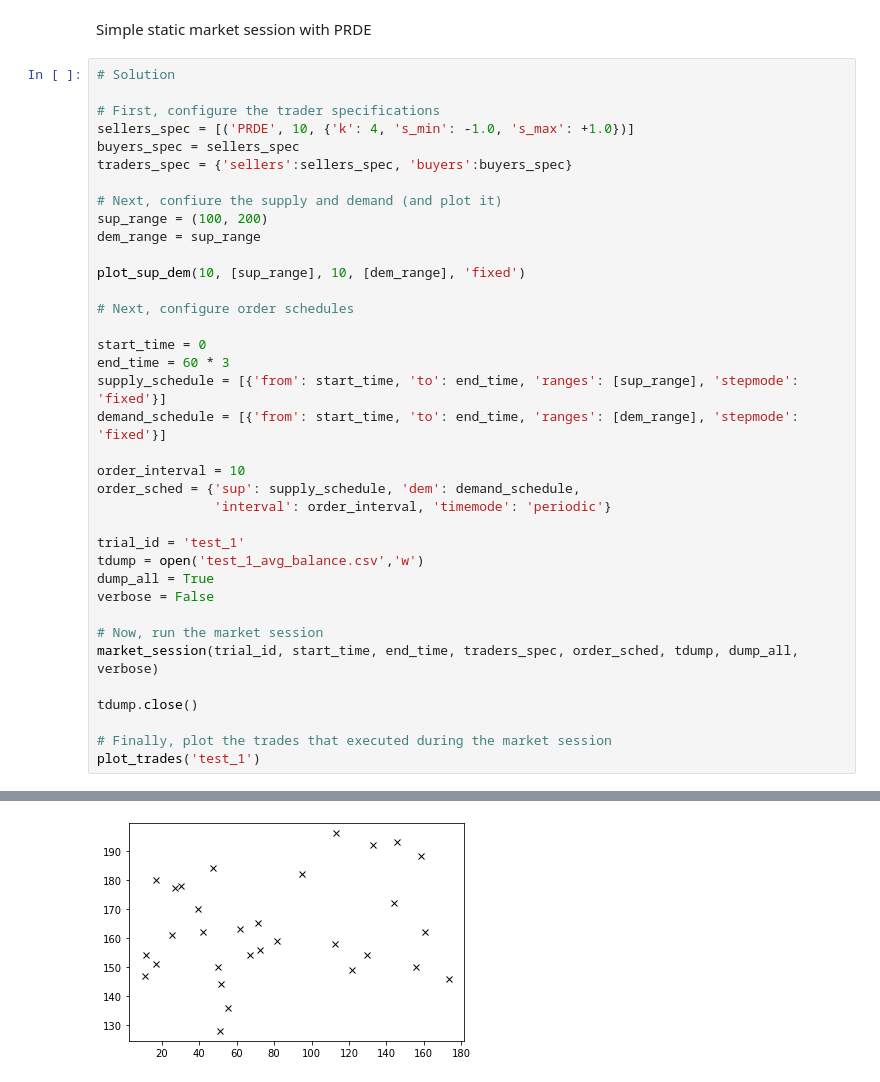
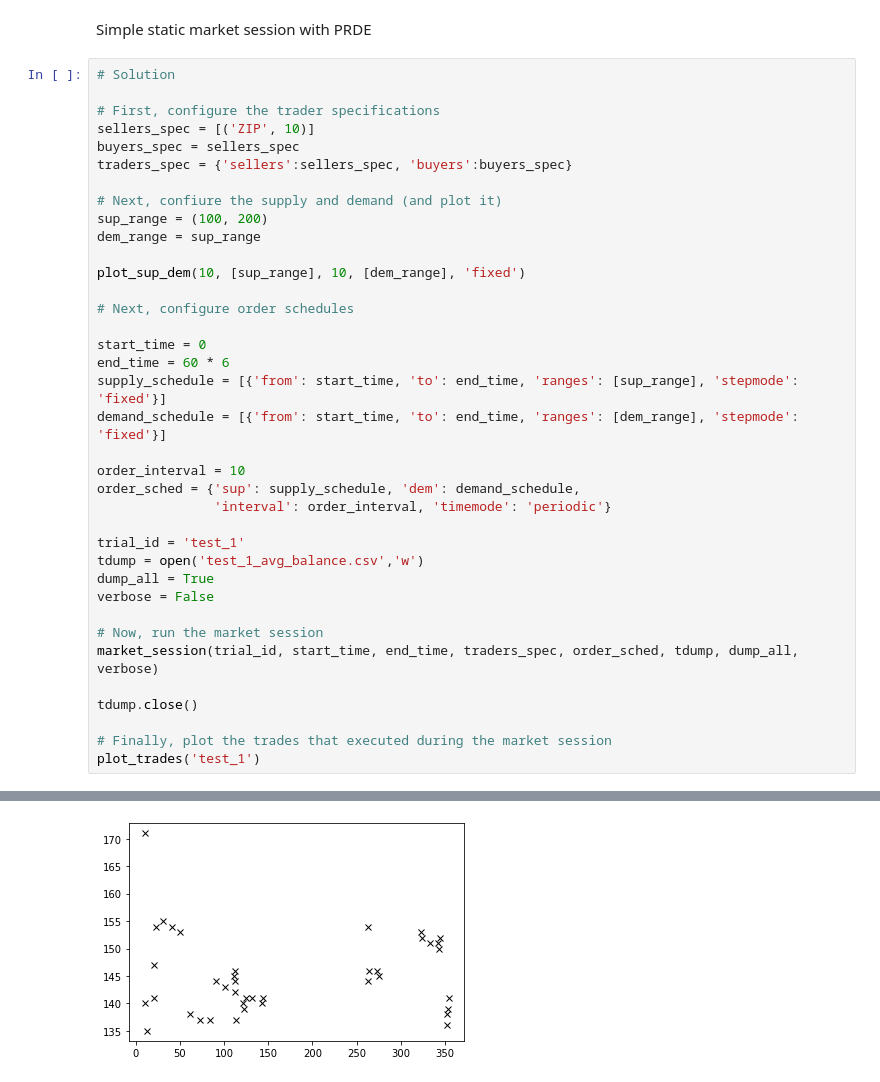
Before and after one commit to kkadzielna/ieft_cw, a Jupyter notebook: notebooks/start.ipynb, the cells around one changed output, grey strips where cells are left out. Saved outputs shown, nothing was run; the diff lists cells and outputs as text.

```diff
--- a/notebooks/start.ipynb
+++ b/notebooks/start.ipynb
@@ -163,7 +163,7 @@ Simple static market session with PRDE
 # Solution
 
 # First, configure the trader specifications
-sellers_spec = [('PRDE', 10, {'k': 4, 's_min': -1.0, 's_max': +1.0})]
+sellers_spec = [('ZIP', 10)]
 buyers_spec = sellers_spec
 traders_spec = {'sellers':sellers_spec, 'buyers':buyers_spec}
 
@@ -176,7 +176,7 @@ plot_sup_dem(10, [sup_range], 10, [dem_range], 'fixed')
 # Next, configure order schedules
 
 start_time = 0
-end_time = 60 * 3
+end_time = 60 * 6
 supply_schedule = [{'from': start_time, 'to': end_time, 'ranges': [sup_range], 'stepmode': 'fixed'}]
 demand_schedule = [{'from': start_time, 'to': end_time, 'ranges': [dem_range], 'stepmode': 'fixed'}]
 
@@ -218 +201 @@ B01: PRDE active_strat=[0]:
-[figure, old version]
+[figure, new version]
```
Also changed, not shown: parts of 7 cells of this notebook, 21 other files.
